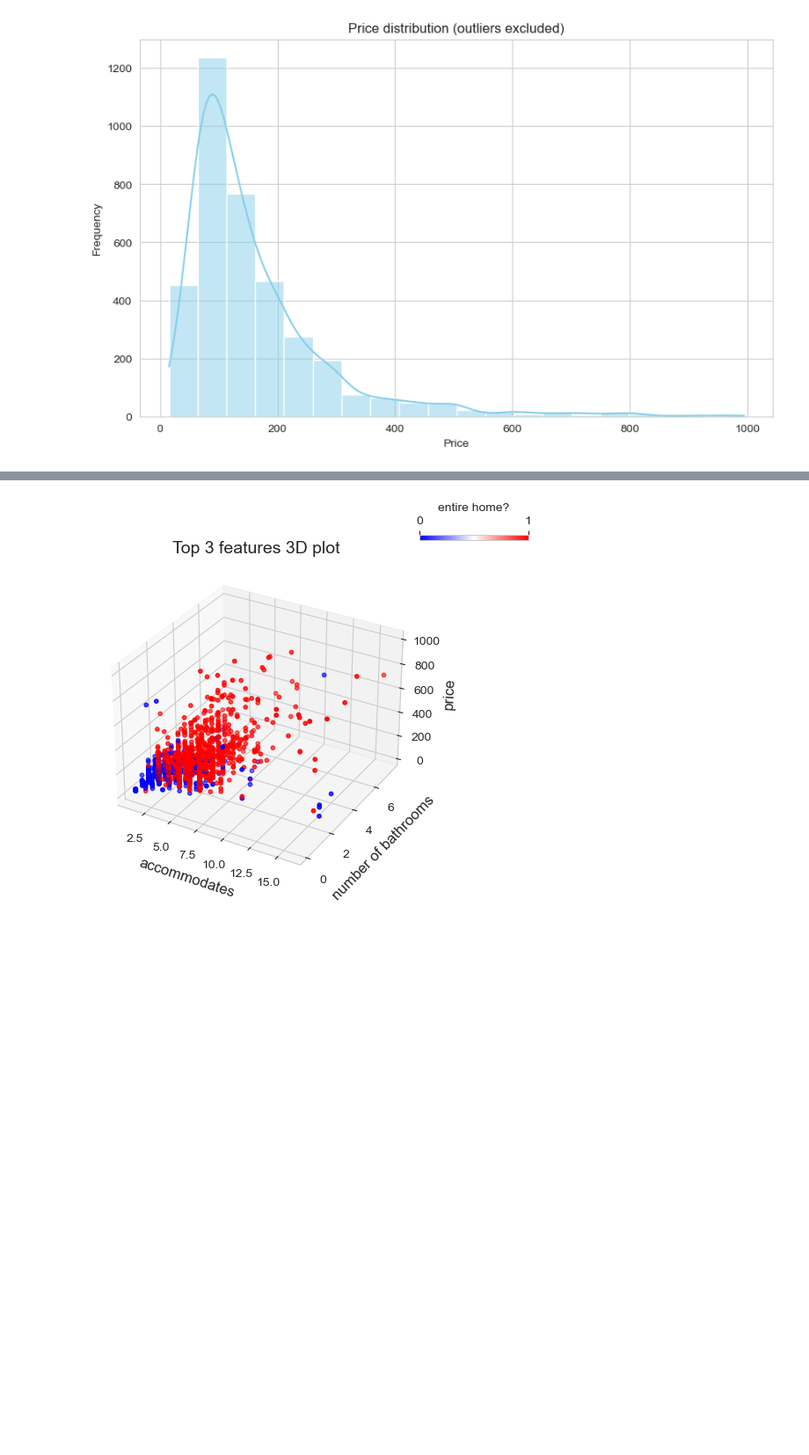
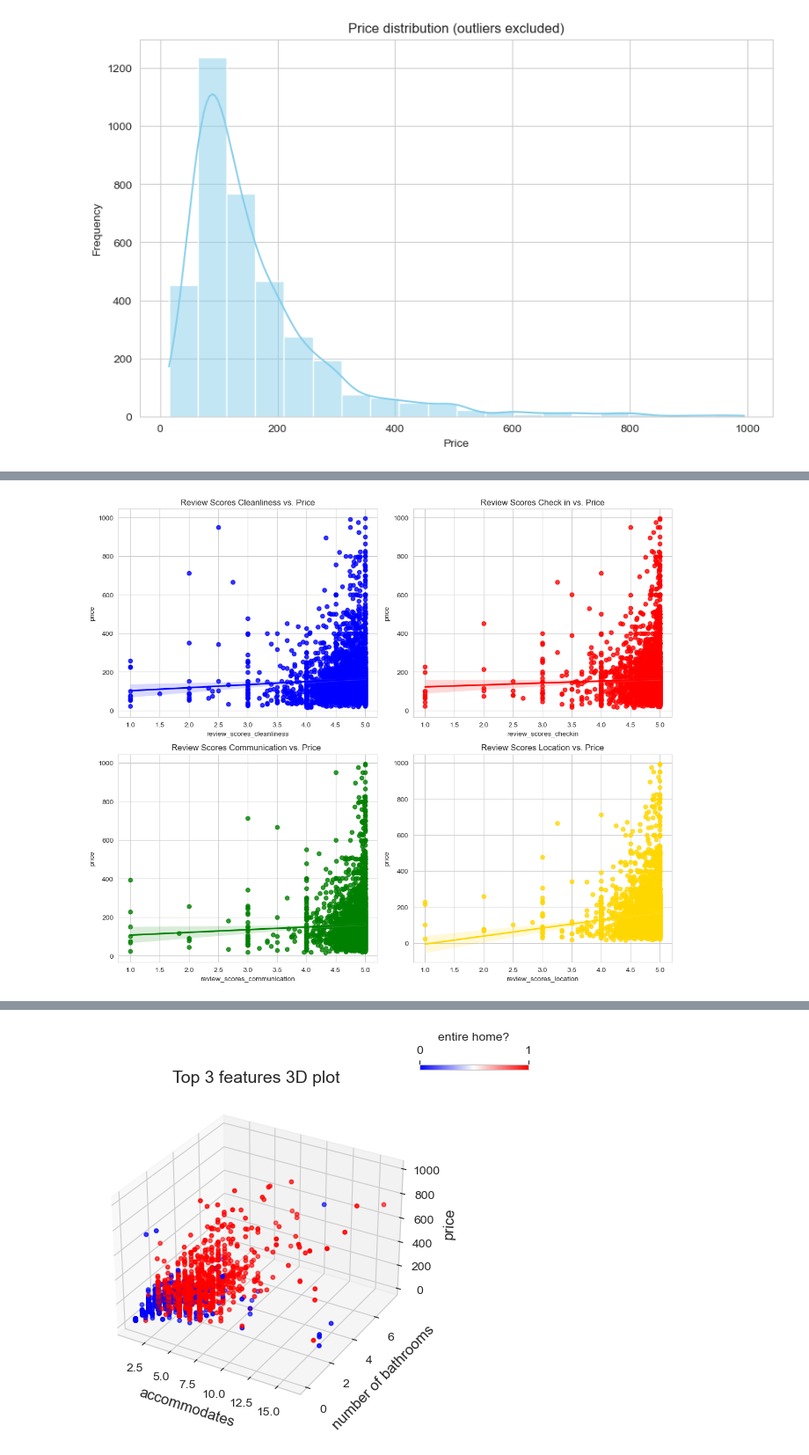
Before and after one commit to alexCCTcollege/Capstone, a Jupyter notebook: Transform.ipynb, the cells around one changed output, grey strips where cells are left out. Shown at 88% size. Cells and saved outputs as stored; diff of their text form; code cells hidden in the pictures; blank space fills up the shorter version.

```diff
--- a/Transform.ipynb
+++ b/Transform.ipynb
@@ -638,3 +656,27 @@ sns.regplot(listings,x='more 80 Noise',y='price',color='gold',scatter=False)
+# %%
+fig, axes = plt.subplots(2, 2, figsize=(12, 10))
+
+# Unpack the axes array
+ax1, ax2, ax3, ax4 = axes.flatten()
+
+# Plot the regression plots on each subplot
+sns.regplot(listings_no_out, x='review_scores_cleanliness', y='price', color='blue', scatter=True, ax=ax1)
+sns.regplot(listings_no_out, x='review_scores_checkin', y='price', color='red', scatter=True, ax=ax2)
+sns.regplot(listings_no_out, x='review_scores_communication', y='price', color='green', scatter=True, ax=ax3)
+sns.regplot(listings_no_out, x='review_scores_location', y='price', color='gold', scatter=True, ax=ax4)
+
+ax1.set_title('Review Scores Cleanliness vs. Price')
+ax2.set_title('Review Scores Check in vs. Price')
+ax3.set_title('Review Scores Communication vs. Price ')
+ax4.set_title('Review Scores Location vs. Price')
+
+# Adjust layout for better visualization
+plt.tight_layout()
+
+# Show the plot
+plt.show()
+# %% [output]
+[figure, added]
 # %%
 #Correlations
 all_columns_except_price = listings.columns.difference(['price'])
```
Also changed, not shown: parts of 14 cells of this notebook, 7 other files.
